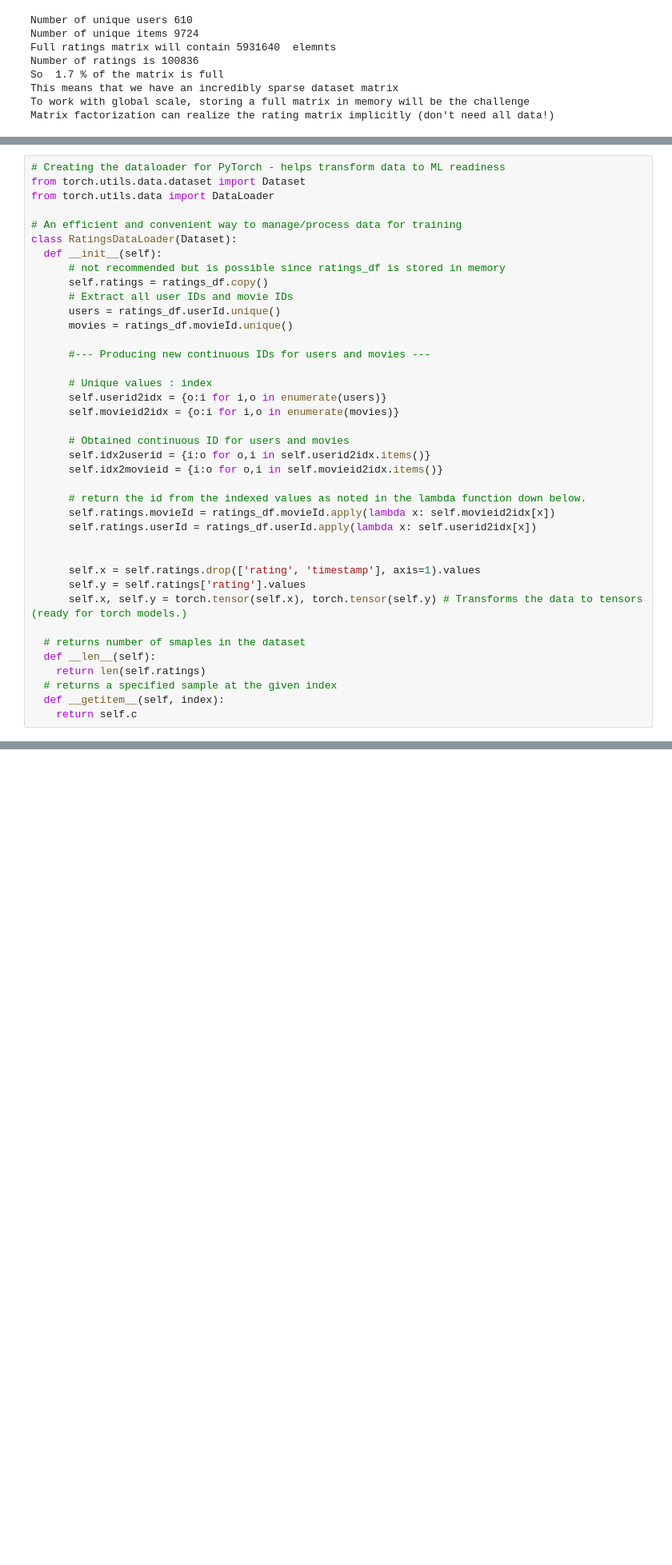
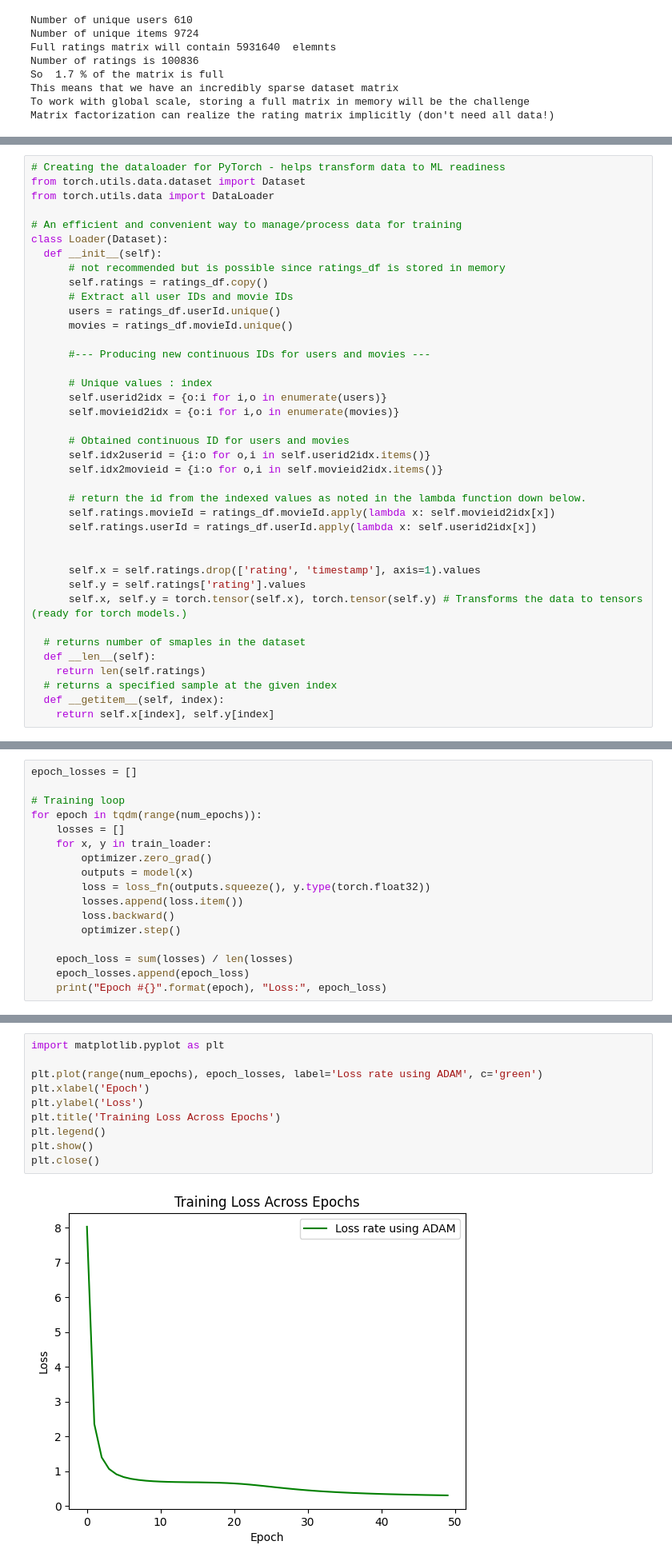
Before and after one commit to SSGrady/Movie-Recommendation-Sys, a Jupyter notebook: Recommendation_System_StevenGrady.ipynb, the cells around one changed output, grey strips where cells are left out. Shown at 80% size. Drawn from its saved outputs; the diff is of its cells as text; blank space fills up the shorter version.

Commit message:
Visualize Loss Rate Across Epochs

```diff
--- a/Recommendation_System_StevenGrady.ipynb
+++ b/Recommendation_System_StevenGrady.ipynb
@@ -96,7 +96,7 @@ from torch.utils.data.dataset import Dataset
 from torch.utils.data import DataLoader
 
 # An efficient and convenient way to manage/process data for training
-class RatingsDataLoader(Dataset):
+class Loader(Dataset):
   def __init__(self):
       # not recommended but is possible since ratings_df is stored in memory
       self.ratings = ratings_df.copy()
@@ -128,5 +128,5 @@ class RatingsDataLoader(Dataset):
     return len(self.ratings)
   # returns a specified sample at the given index
   def __getitem__(self, index):
-    return self.c
+    return self.x[index], self.y[index]
 # %%
@@ -177,0 +178,17 @@ item_factors.weight tensor([[0.0014, 0.0242, 0.0429,  ..., 0.0474, 0.0453, 0.010
+# %%
+epoch_losses = []
+
+# Training loop
+for epoch in tqdm(range(num_epochs)):
+    losses = []
+    for x, y in train_loader:
+        optimizer.zero_grad()
+        outputs = model(x)
+        loss = loss_fn(outputs.squeeze(), y.type(torch.float32))
+        losses.append(loss.item())
+        loss.backward()
+        optimizer.step()
+
+    epoch_loss = sum(losses) / len(losses)
+    epoch_losses.append(epoch_loss)
+    print("Epoch #{}".format(epoch), "Loss:", epoch_loss)
@@ -177,0 +213,12 @@ item_factors.weight tensor([[0.0014, 0.0242, 0.0429,  ..., 0.0474, 0.0453, 0.010
+# %%
+import matplotlib.pyplot as plt
+
+plt.plot(range(num_epochs), epoch_losses, label='Loss rate using ADAM', c='green')
+plt.xlabel('Epoch')
+plt.ylabel('Loss')
+plt.title('Training Loss Across Epochs')
+plt.legend()
+plt.show()
+plt.close()
+# %% [output]
+[figure, added]
```
Also changed, not shown: parts of 3 cells of this notebook.
